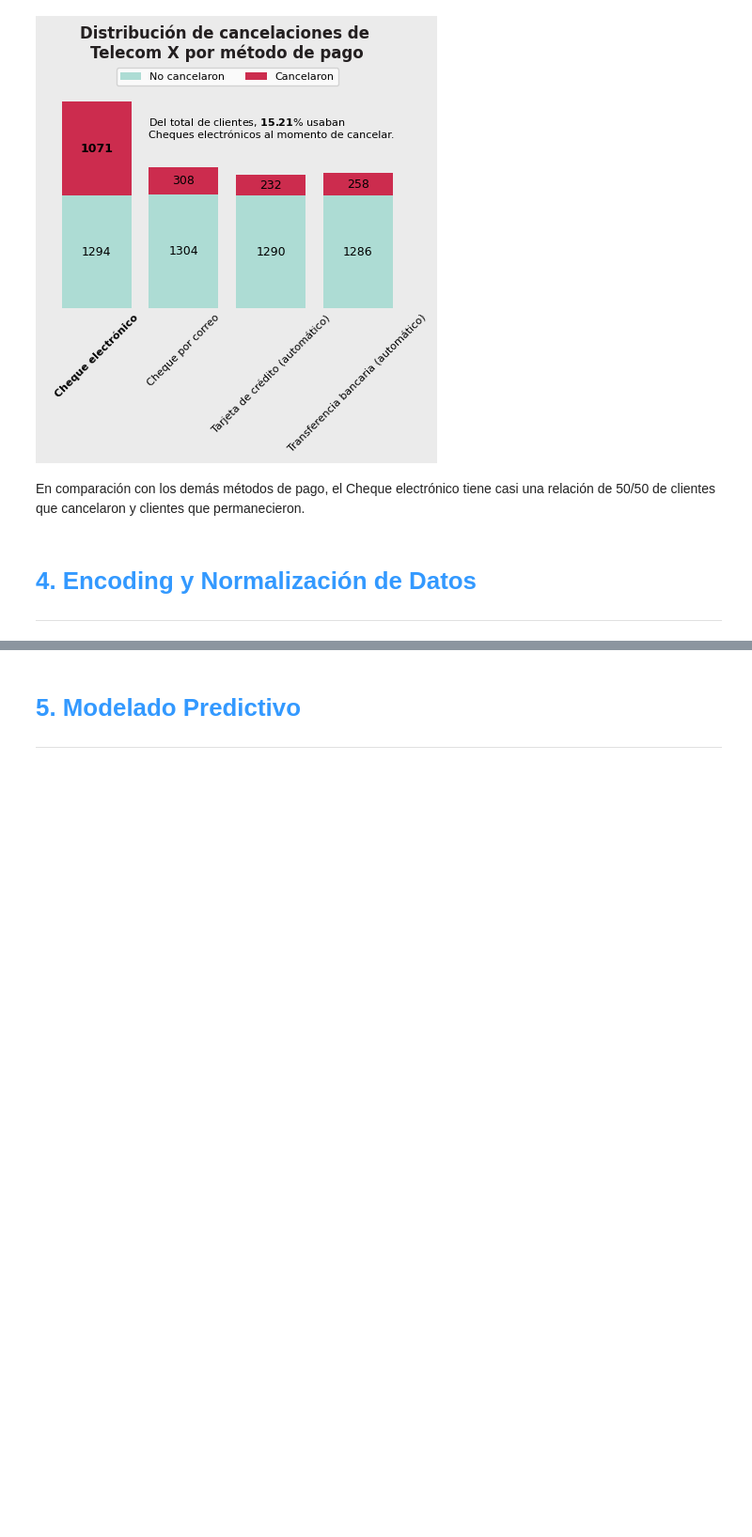
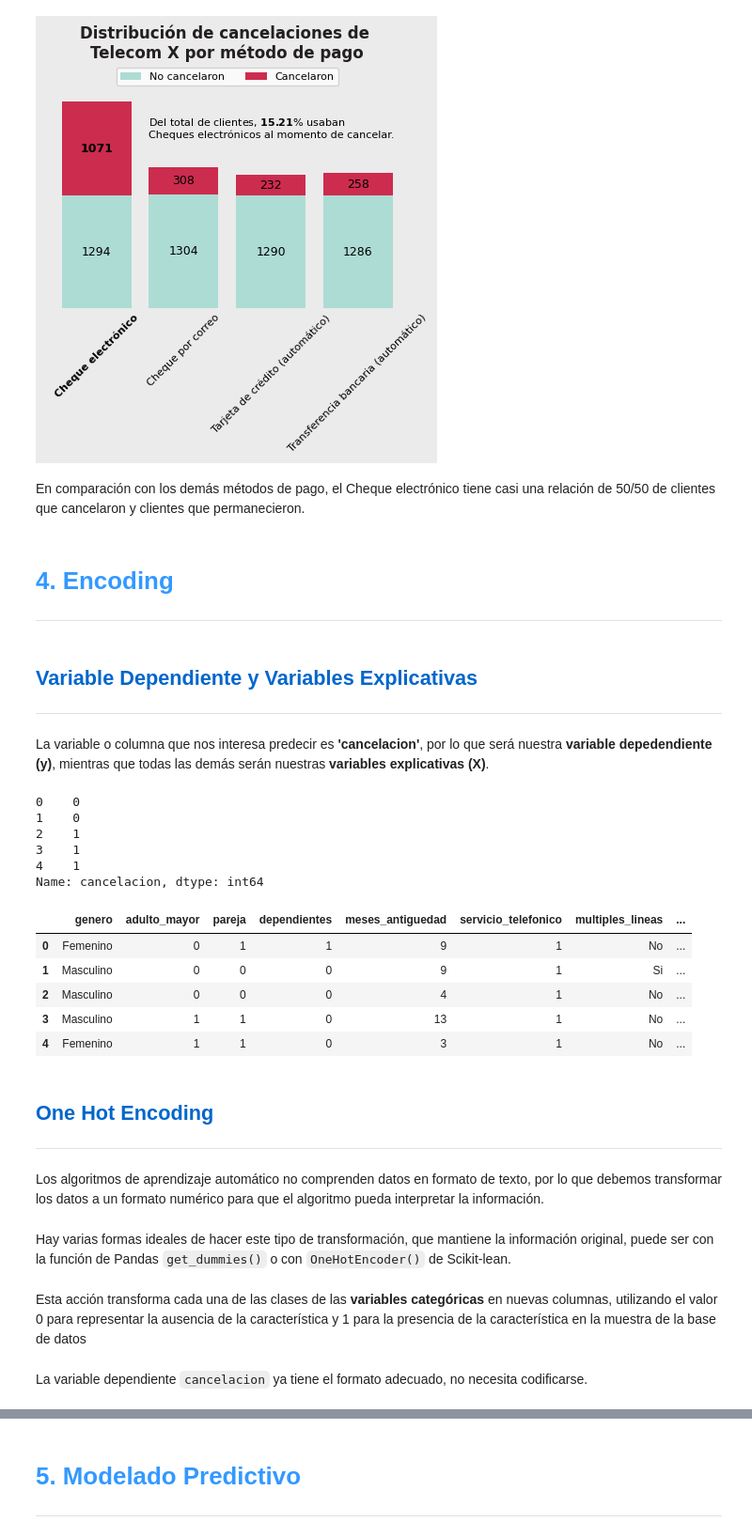
Before and after one commit to carloslozano-rg/challenge-telecom-x-parte-2-modelo-predictivo, a Jupyter notebook: Telecom_X_Modelo_Predictivo.ipynb, the cells around one changed output, grey strips where cells are left out. Shown at 94% size. Drawn from its saved outputs; the diff is of its cells as text; code cells hidden in the pictures; blank space fills up the shorter version.

```diff
--- a/Telecom_X_Modelo_Predictivo.ipynb
+++ b/Telecom_X_Modelo_Predictivo.ipynb
@@ -350,5 +350,41 @@ metodo_pago_viz().show();
 # %% [markdown]
 En comparación con los demás métodos de pago, el Cheque electrónico tiene casi una relación de 50/50 de clientes que cancelaron y clientes que permanecieron.
 # %% [markdown]
-# <strong><font color='#3399FF'>4. Encoding y Normalización de Datos</font></strong>
+# <strong><font color='#3399FF'>4. Encoding</font></strong>
 ---
+# %% [markdown]
+## <font color='#0066CC'>Variable Dependiente y Variables Explicativas</font>
+---
+# %% [markdown]
+La variable o columna que nos interesa predecir es **'cancelacion'**, por lo que será nuestra **variable depedendiente (y)**, mientras que todas las demás serán nuestras **variables explicativas (X)**.
+# %%
+y = telecom_x_df_fil_1['cancelacion'].copy()
+y.head()
+# %% [output]
+0    0
+1    0
+2    1
+3    1
+4    1
+Name: cancelacion, dtype: int64
+# %%
+X = telecom_x_df_fil_1.drop(columns='cancelacion')
+X.head()
+# %% [output]
+|  | genero | adulto_mayor | pareja | dependientes | meses_antiguedad | servicio_telefonico | multiples_lineas | ... |
+| 0 | Femenino | 0 | 1 | 1 | 9 | 1 | No | ... |
+| 1 | Masculino | 0 | 0 | 0 | 9 | 1 | Si | ... |
+| 2 | Masculino | 0 | 0 | 0 | 4 | 1 | No | ... |
+| 3 | Masculino | 1 | 1 | 0 | 13 | 1 | No | ... |
+| 4 | Femenino | 1 | 1 | 0 | 3 | 1 | No | ... |
+# %% [markdown]
+## <font color='#0066CC'>One Hot Encoding</font>
+---
+# %% [markdown]
+Los algoritmos de aprendizaje automático no comprenden datos en formato de texto, por lo que debemos transformar los datos a un formato numérico para que el algoritmo pueda interpretar la información.
+# %% [markdown]
+Hay varias formas ideales de hacer este tipo de transformación, que mantiene la información original, puede ser con la función de Pandas `get_dummies()` o con `OneHotEncoder()` de Scikit-lean.
+# %% [markdown]
+Esta acción transforma cada una de las clases de las **variables categóricas** en nuevas columnas, utilizando el valor 0 para representar la ausencia de la característica y 1 para la presencia de la característica en la muestra de la base de datos
+# %% [markdown]
+La variable dependiente `cancelacion` ya tiene el formato adecuado, no necesita codificarse.
```
Also changed, not shown: parts of 16 cells of this notebook.
